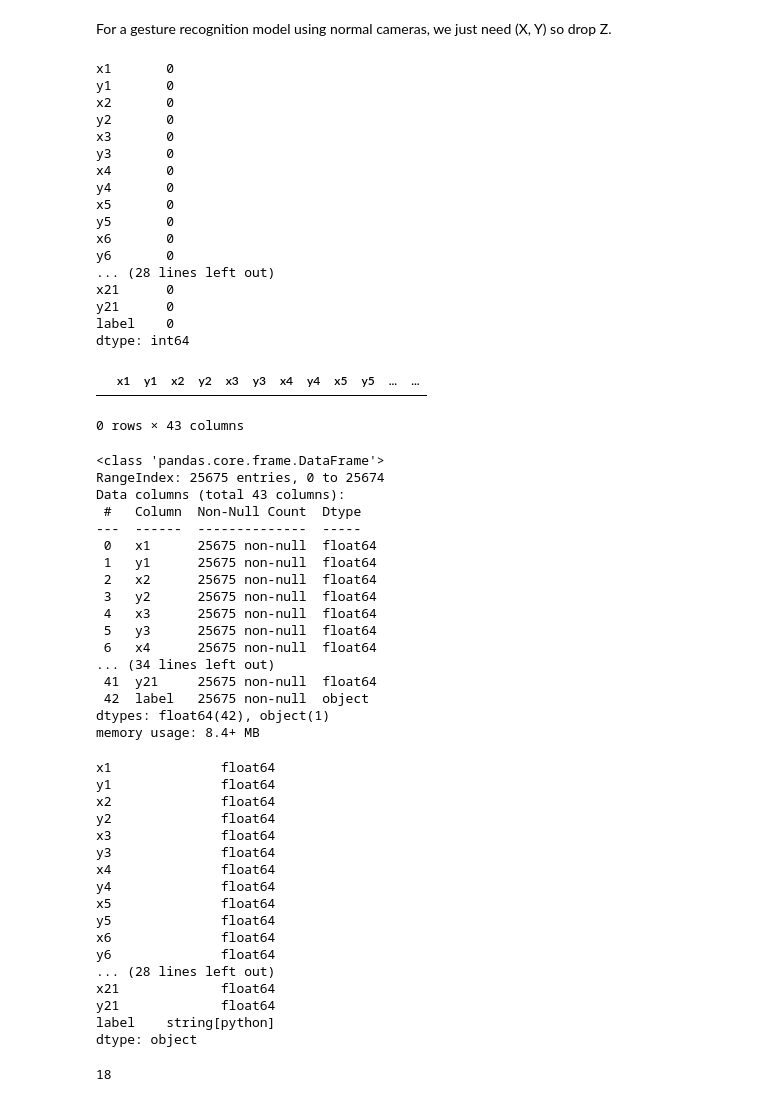
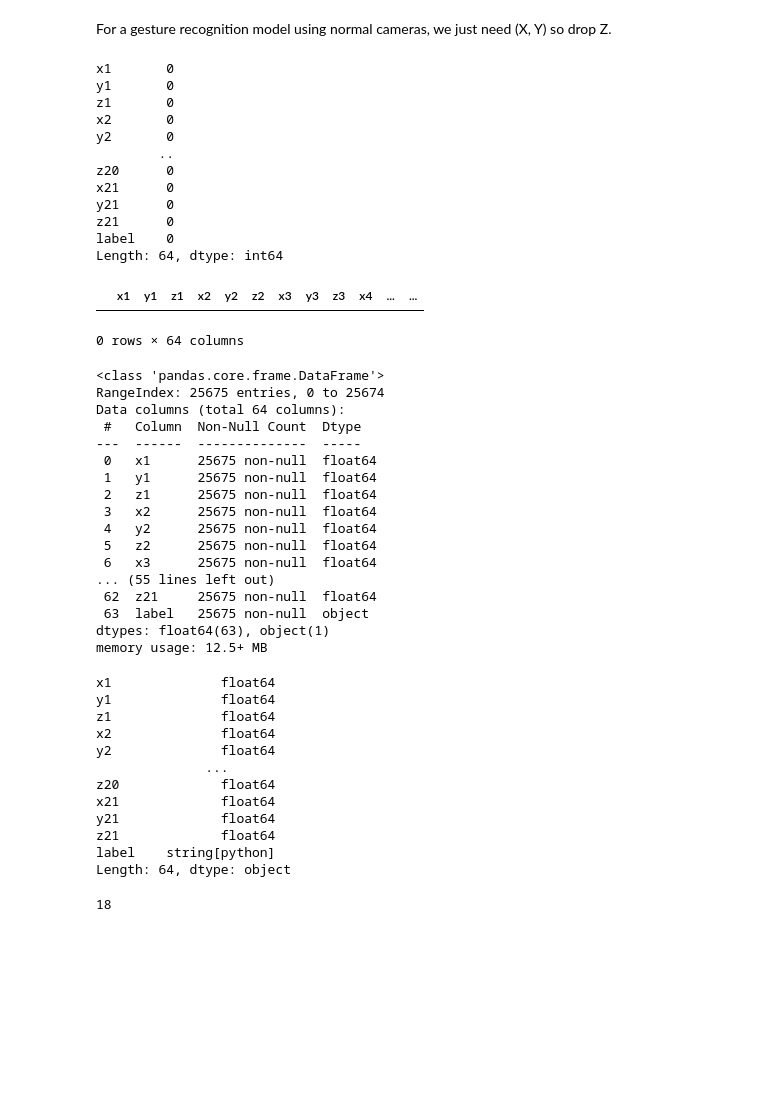
Before and after one commit to TokaAyman/MLOps_research, a Jupyter notebook: hand_gesture_research.ipynb, the cells around one changed output. Cells and saved outputs as stored; diff of their text form; code cells hidden in the pictures; blank space fills up the shorter version.

```diff
--- a/hand_gesture_research.ipynb
+++ b/hand_gesture_research.ipynb
@@ -34,7 +34,7 @@ from collections import deque
 from sklearn.decomposition import PCA
 # %%
 #load the dataset
-df  = pd.read_csv("hand_landmarks_data.csv")
+df  = pd.read_csv("dataset/hand_landmarks_data.csv")
 df
 # %% [output]
 |  | x1 | y1 | z1 | x2 | y2 | z2 | x3 | y3 | z3 | x4 | ... | ... |
@@ -122,50 +122,45 @@ df_2D = df.drop(columns=[col for col in df.columns if 'z' in col])
 # %%
-df_2D.isna().sum()
+df.isna().sum()
 # %% [output]
 x1       0
 y1       0
+z1       0
 x2       0
 y2       0
-x3       0
-y3       0
-x4       0
-y4       0
-x5       0
-y5       0
-x6       0
-y6       0
-... (28 lines left out)
+        ..
+z20      0
 x21      0
 y21      0
+z21      0
 label    0
-dtype: int64
+Length: 64, dtype: int64
 # %%
 # Find rows with more than one null value
-rows_with_nulls = df_2D[df_2D.isnull().sum(axis=1) > 1]
+rows_with_nulls = df[df.isnull().sum(axis=1) > 1]
 
 rows_with_nulls
 # %% [output]
-|  | x1 | y1 | x2 | y2 | x3 | y3 | x4 | y4 | x5 | y5 | ... | ... |
+|  | x1 | y1 | z1 | x2 | y2 | z2 | x3 | y3 | z3 | x4 | ... | ... |
-0 rows × 43 columns
+0 rows × 64 columns
 # %%
-df_2D.info()
+df.info()
 # %% [output]
 <class 'pandas.core.frame.DataFrame'>
 RangeIndex: 25675 entries, 0 to 25674
-Data columns (total 43 columns):
+Data columns (total 64 columns):
  #   Column  Non-Null Count  Dtype
 ---  ------  --------------  -----
  0   x1      25675 non-null  float64
  1   y1      25675 non-null  float64
- 2   x2      25675 non-null  float64
- 3   y2      25675 non-null  float64
- 4   x3      25675 non-null  float64
- 5   y3      25675 non-null  float64
- 6   x4      25675 non-null  float64
-... (34 lines left out)
- 41  y21     25675 non-null  float64
- 42  label   25675 non-null  object
-dtypes: float64(42), object(1)
-memory usage: 8.4+ MB
+ 2   z1      25675 non-null  float64
+ 3   x2      25675 non-null  float64
+ 4   y2      25675 non-null  float64
+ 5   z2      25675 non-null  float64
+ 6   x3      25675 non-null  float64
+... (55 lines left out)
+ 62  z21     25675 non-null  float64
+ 63  label   25675 non-null  object
+dtypes: float64(63), object(1)
+memory usage: 12.5+ MB
 # %%
 #convert label column into string type
@@ -173,22 +168,17 @@ df_2D["label"] = df_2D["label"].astype("string")
 # %%
-df_2D.dtypes
+df.dtypes
 # %% [output]
 x1              float64
 y1              float64
+z1              float64
 x2              float64
 y2              float64
-x3              float64
-y3              float64
-x4              float64
-y4              float64
-x5              float64
-y5              float64
-x6              float64
-y6              float64
-... (28 lines left out)
+              ...
+z20             float64
 x21             float64
 y21             float64
+z21             float64
 label    string[python]
-dtype: object
+Length: 64, dtype: object
 # %%
 #make sure label column only has 18 classes
```
Also changed, not shown: parts of 30 cells of this notebook, 20 other files.
